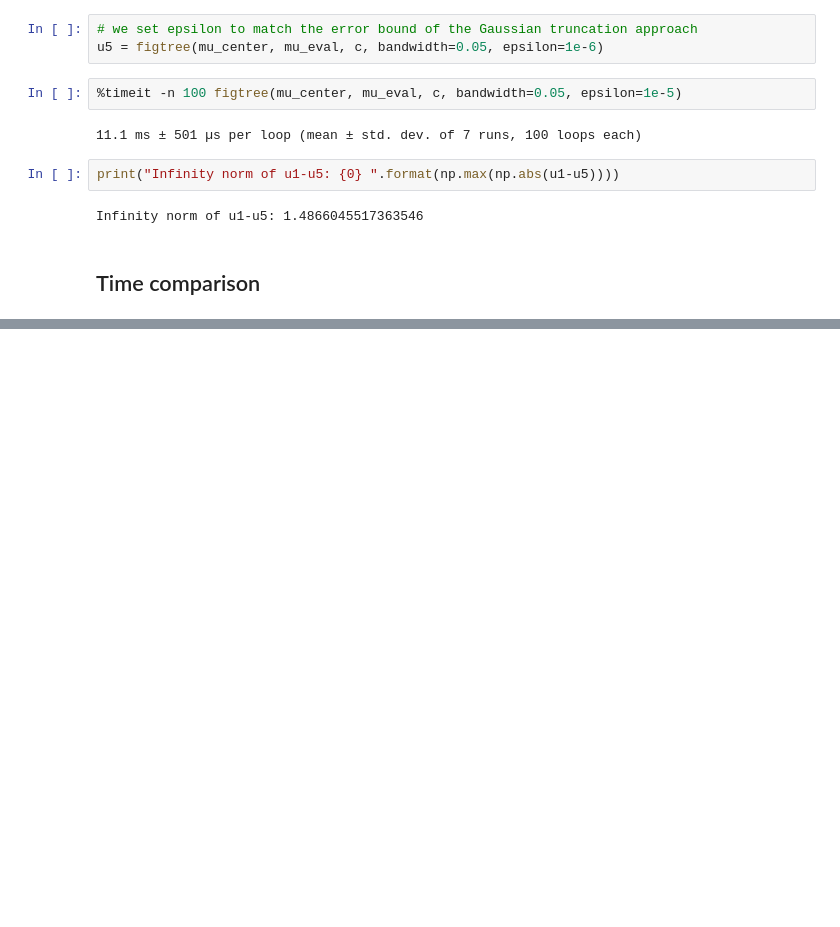
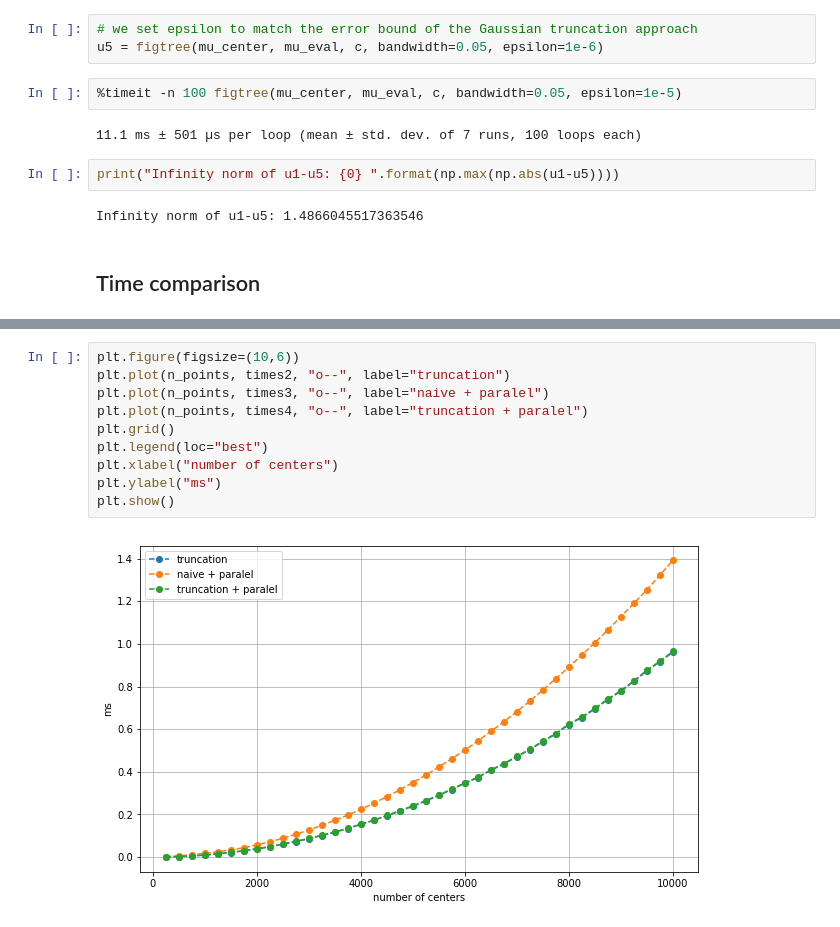
Before and after one commit to mavillan/HDMClouds, a Jupyter notebook: notebooks/Fast Evaluation.ipynb, the cells around one changed output, grey strips where cells are left out. Cells and saved outputs as stored; diff of their text form; blank space fills up the shorter version.

```diff
--- a/notebooks/Fast Evaluation.ipynb
+++ b/notebooks/Fast Evaluation.ipynb
@@ -227,0 +240,12 @@ KeyboardInterrupt:
+# %%
+plt.figure(figsize=(10,6))
+plt.plot(n_points, times2, "o--", label="truncation")
+plt.plot(n_points, times3, "o--", label="naive + paralel")
+plt.plot(n_points, times4, "o--", label="truncation + paralel")
+plt.grid()
+plt.legend(loc="best")
+plt.xlabel("number of centers")
+plt.ylabel("ms")
+plt.show()
+# %% [output]
+[figure, added]
```
Also changed, not shown: parts of 13 cells of this notebook.
